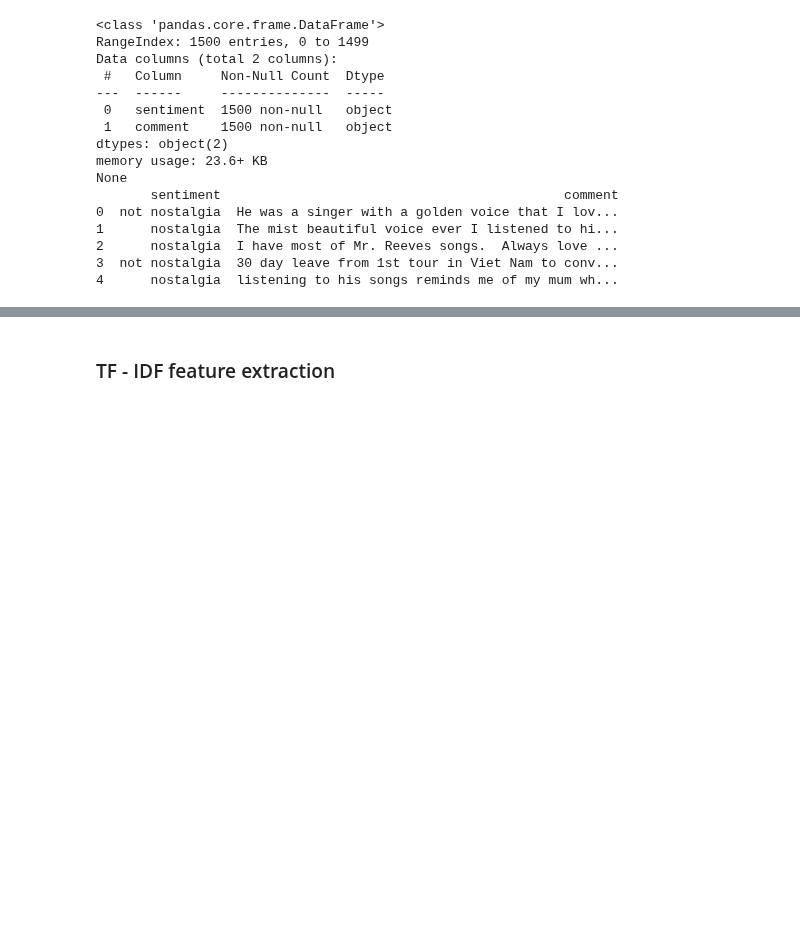
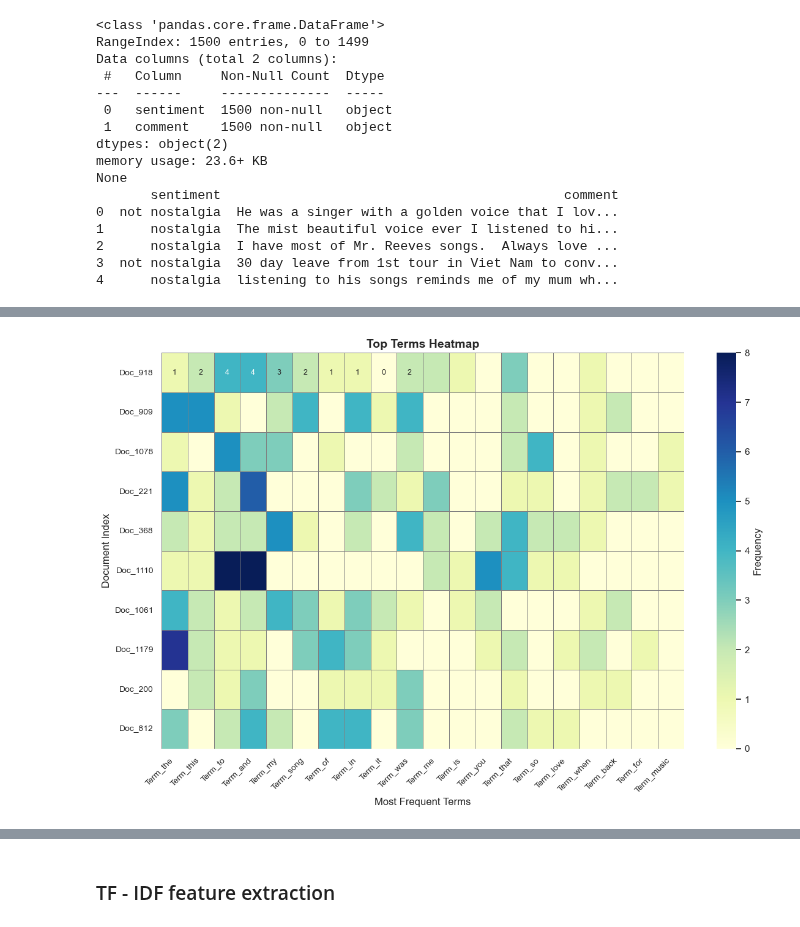
Before and after one commit to sashijuls/DM2024-Lab1-Homework, a Jupyter notebook: DM2024-Lab1-Homework.ipynb, the cells around one changed output, grey strips where cells are left out. Cells and saved outputs as stored; diff of their text form; code cells hidden in the pictures; blank space fills up the shorter version.

```diff
--- a/DM2024-Lab1-Homework.ipynb
+++ b/DM2024-Lab1-Homework.ipynb
@@ -431,0 +638,14 @@ None
+# %%
+import numpy as np
+from sklearn.feature_extraction.text import CountVectorizer
+import seaborn as sns
+import matplotlib.pyplot as plt
+
+# Initialize the CountVectorizer
+vectorizer = CountVectorizer()
+
+# Transform the 'comment' column into a document-term matrix
+dtm = vectorizer.fit_transform(df['comment'])
+
+# Display the first row of the document-term matrix
+print(dtm[0])
@@ -431,0 +709,35 @@ None
+# %%
+# Prepare data for heatmap visualization
+heatmap_data = dtm[top_doc_indices, :][:, top_term_indices].toarray()
+columns = [f"Term_{term}" for term in top_terms]
+index = [f"Doc_{doc}" for doc in top_doc_indices]
+df_heatmap = pd.DataFrame(heatmap_data, columns=columns, index=index)
+
+plt.figure(figsize=(12, 8))
+sns.set_theme(style="whitegrid")  # Change the theme
+
+heatmap = sns.heatmap(
+    df_heatmap,
+    cmap="YlGnBu",
+    linewidths=0.5,  # Add gridlines between cells
+    linecolor="gray",
+    vmin=0,
+    vmax=np.max(heatmap_data),
+    annot=True,
+    fmt="d",
+    cbar_kws={'label': 'Frequency'},
+    annot_kws={'fontsize': 9}
+)
+
+# Customize the plot appearance
+plt.title("Top Terms Heatmap", fontsize=14, weight='bold')
+plt.xlabel("Most Frequent Terms", fontsize=12)
+plt.ylabel("Document Index", fontsize=12)
+plt.xticks(rotation=45, ha='right', fontsize=10)
+plt.yticks(fontsize=10)
+plt.tight_layout()  # Adjust layout to fit labels
+
+# Display the heatmap
+plt.show()
+# %% [output]
+[figure, added]
```
Also changed, not shown: parts of 42 cells of this notebook, 4 other files.
